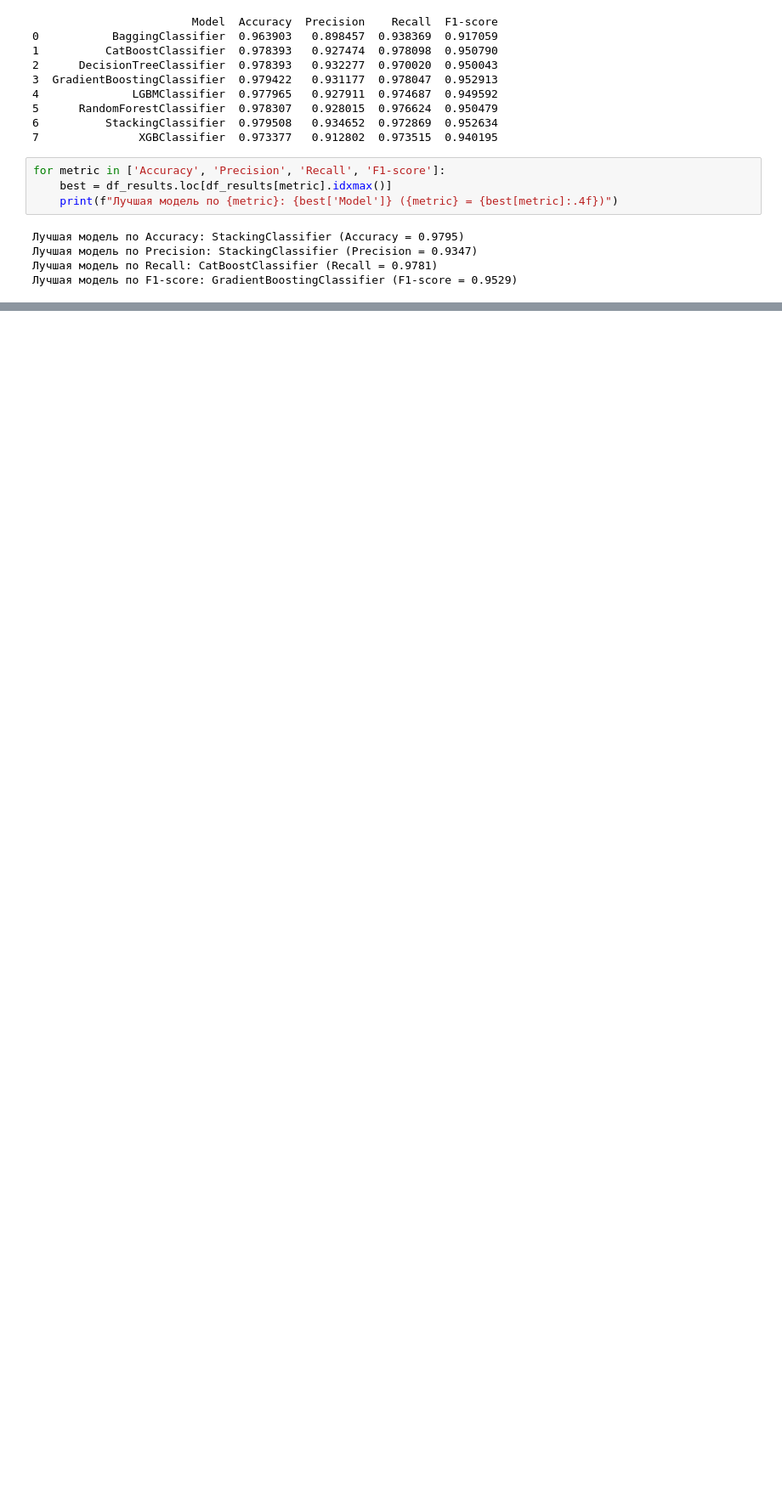
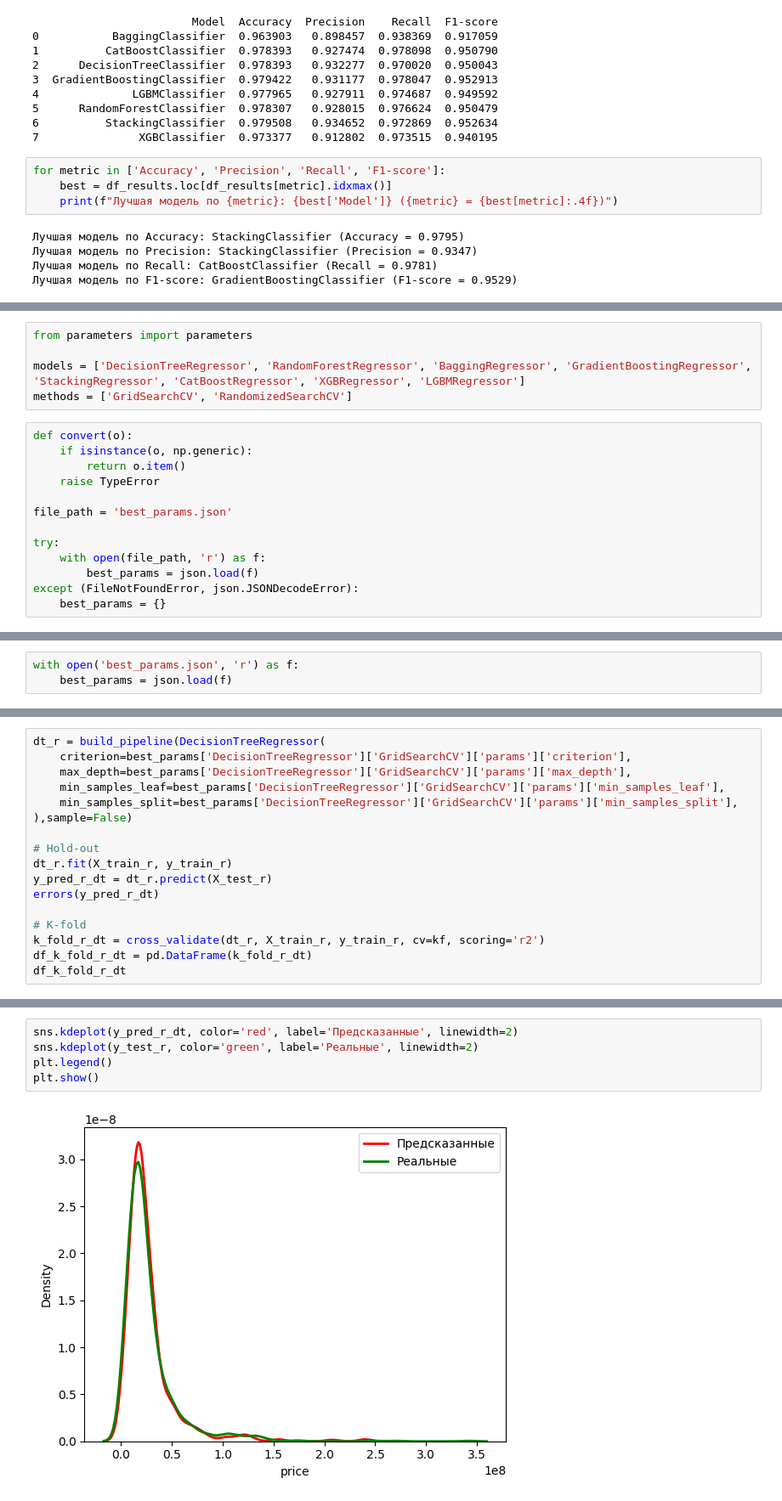
Before and after one commit to SergeyMotynga/OMSTU, a Jupyter notebook: ML/laboratory/lab_3/main/main.ipynb, the cells around one changed output, grey strips where cells are left out. Shown: that part at 85% size. Saved outputs shown, nothing was run; the diff lists cells and outputs as text; blank space fills up the shorter version.

```diff
--- a/ML/laboratory/lab_3/main/main.ipynb
+++ b/ML/laboratory/lab_3/main/main.ipynb
@@ -649,0 +690,18 @@ for metric in ['Accuracy', 'Precision', 'Recall', 'F1-score']:
+# %%
+from parameters import parameters
+
+models = ['DecisionTreeRegressor', 'RandomForestRegressor', 'BaggingRegressor', 'GradientBoostingRegressor', 'StackingRegressor', 'CatBoostRegressor', 'XGBRegressor', 'LGBMRegressor']
+methods = ['GridSearchCV', 'RandomizedSearchCV']
+# %%
+def convert(o):
+    if isinstance(o, np.generic):
+        return o.item()
+    raise TypeError
+
+file_path = 'best_params.json'
+
+try:
+    with open(file_path, 'r') as f:
+        best_params = json.load(f)
+except (FileNotFoundError, json.JSONDecodeError):
+    best_params = {}
@@ -649,0 +753,3 @@ for metric in ['Accuracy', 'Precision', 'Recall', 'F1-score']:
+# %%
+with open('best_params.json', 'r') as f:
+    best_params = json.load(f)
@@ -649,0 +760,17 @@ for metric in ['Accuracy', 'Precision', 'Recall', 'F1-score']:
+# %%
+dt_r = build_pipeline(DecisionTreeRegressor(
+    criterion=best_params['DecisionTreeRegressor']['GridSearchCV']['params']['criterion'],
+    max_depth=best_params['DecisionTreeRegressor']['GridSearchCV']['params']['max_depth'],
+    min_samples_leaf=best_params['DecisionTreeRegressor']['GridSearchCV']['params']['min_samples_leaf'],
+    min_samples_split=best_params['DecisionTreeRegressor']['GridSearchCV']['params']['min_samples_split'],
+),sample=False)
+
+# Hold-out
+dt_r.fit(X_train_r, y_train_r)
+y_pred_r_dt = dt_r.predict(X_test_r)
+errors(y_pred_r_dt)
+
+# K-fold
+k_fold_r_dt = cross_validate(dt_r, X_train_r, y_train_r, cv=kf, scoring='r2')
+df_k_fold_r_dt = pd.DataFrame(k_fold_r_dt)
+df_k_fold_r_dt
@@ -649,0 +801,7 @@ for metric in ['Accuracy', 'Precision', 'Recall', 'F1-score']:
+# %%
+sns.kdeplot(y_pred_r_dt, color='red', label='Предсказанные', linewidth=2)
+sns.kdeplot(y_test_r, color='green', label='Реальные', linewidth=2)
+plt.legend()
+plt.show()
+# %% [output]
+[figure, added]
```
Also changed, not shown: parts of 58 cells of this notebook, 17 other files.
